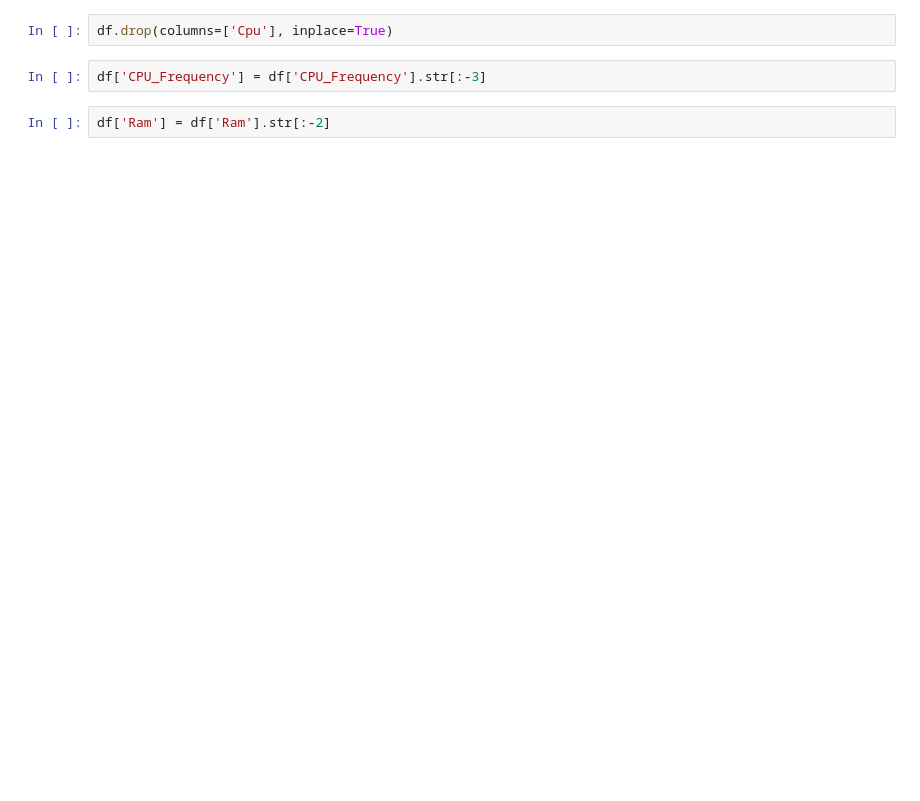
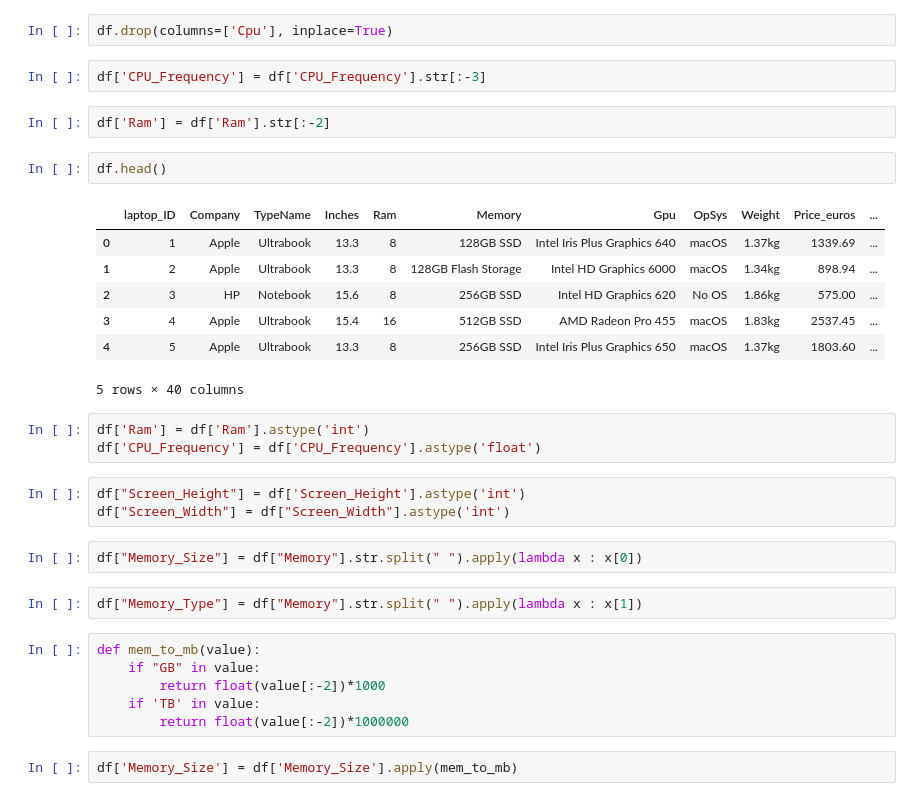
Before and after one commit to shrymhty/laptop-price-predictor, a Jupyter notebook: notebook.ipynb, the cells around one changed output. Saved outputs shown, nothing was run; the diff lists cells and outputs as text; blank space fills up the shorter version.

```diff
--- a/notebook.ipynb
+++ b/notebook.ipynb
@@ -222,3 +246,31 @@ df.drop(columns=['Cpu'], inplace=True)
 df['CPU_Frequency'] = df['CPU_Frequency'].str[:-3]
 # %%
 df['Ram'] = df['Ram'].str[:-2]
+# %%
+df.head()
+# %% [output]
+|  | laptop_ID | Company | TypeName | Inches | Ram | Memory | Gpu | OpSys | Weight | Price_euros | ... |
+| 0 | 1 | Apple | Ultrabook | 13.3 | 8 | 128GB SSD | Intel Iris Plus Graphics 640 | macOS | 1.37kg | 1339.69 | ... |
+| 1 | 2 | Apple | Ultrabook | 13.3 | 8 | 128GB Flash Storage | Intel HD Graphics 6000 | macOS | 1.34kg | 898.94 | ... |
+| 2 | 3 | HP | Notebook | 15.6 | 8 | 256GB SSD | Intel HD Graphics 620 | No OS | 1.86kg | 575.00 | ... |
+| 3 | 4 | Apple | Ultrabook | 15.4 | 16 | 512GB SSD | AMD Radeon Pro 455 | macOS | 1.83kg | 2537.45 | ... |
+| 4 | 5 | Apple | Ultrabook | 13.3 | 8 | 256GB SSD | Intel Iris Plus Graphics 650 | macOS | 1.37kg | 1803.60 | ... |
+5 rows × 40 columns
+# %%
+df['Ram'] = df['Ram'].astype('int')
+df['CPU_Frequency'] = df['CPU_Frequency'].astype('float')
+# %%
+df["Screen_Height"] = df['Screen_Height'].astype('int')
+df["Screen_Width"] = df["Screen_Width"].astype('int')
+# %%
+df["Memory_Size"] = df["Memory"].str.split(" ").apply(lambda x : x[0])
+# %%
+df["Memory_Type"] = df["Memory"].str.split(" ").apply(lambda x : x[1])
+# %%
+def mem_to_mb(value):
+    if "GB" in value:
+        return float(value[:-2])*1000
+    if 'TB' in value:
+        return float(value[:-2])*1000000
+# %%
+df['Memory_Size'] = df['Memory_Size'].apply(mem_to_mb)
```
Also changed, not shown: parts of 10 cells of this notebook.
